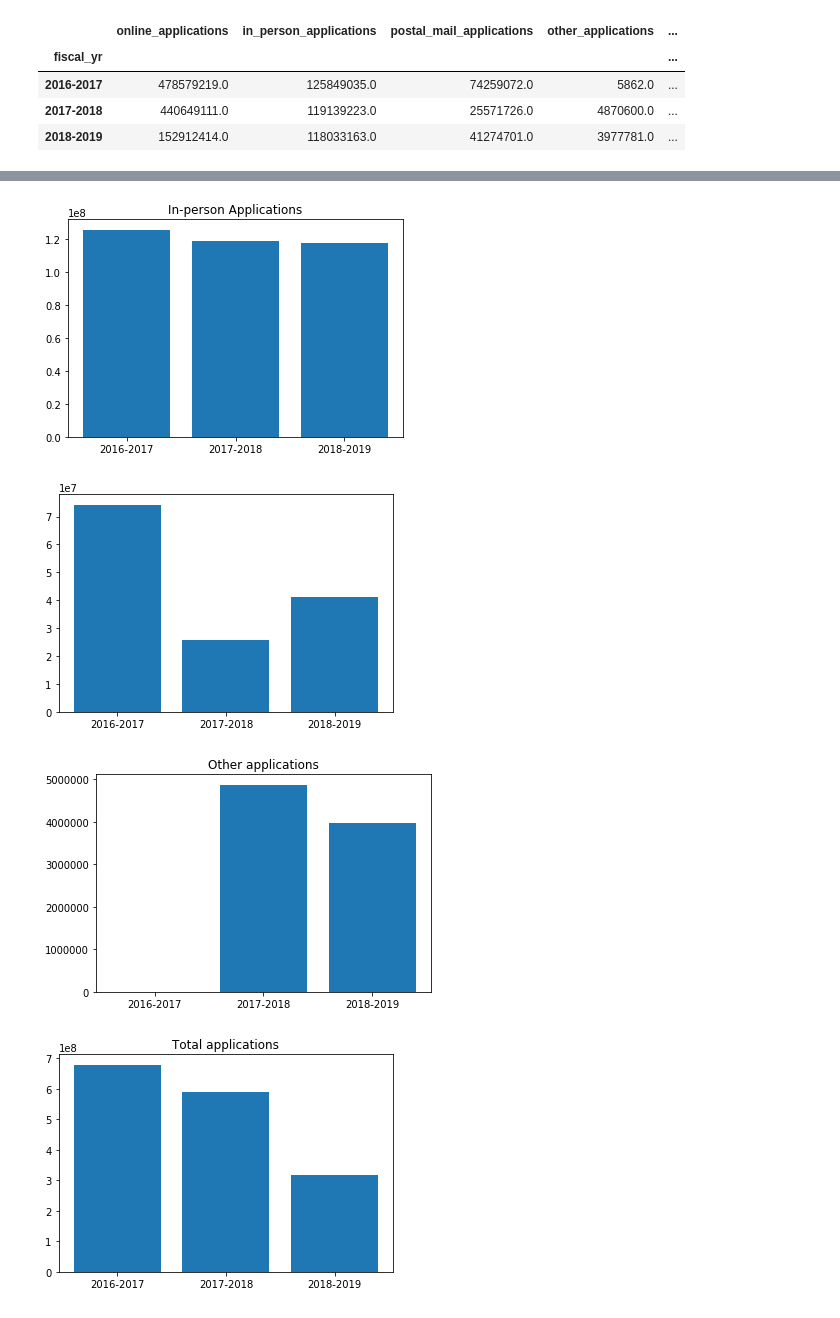
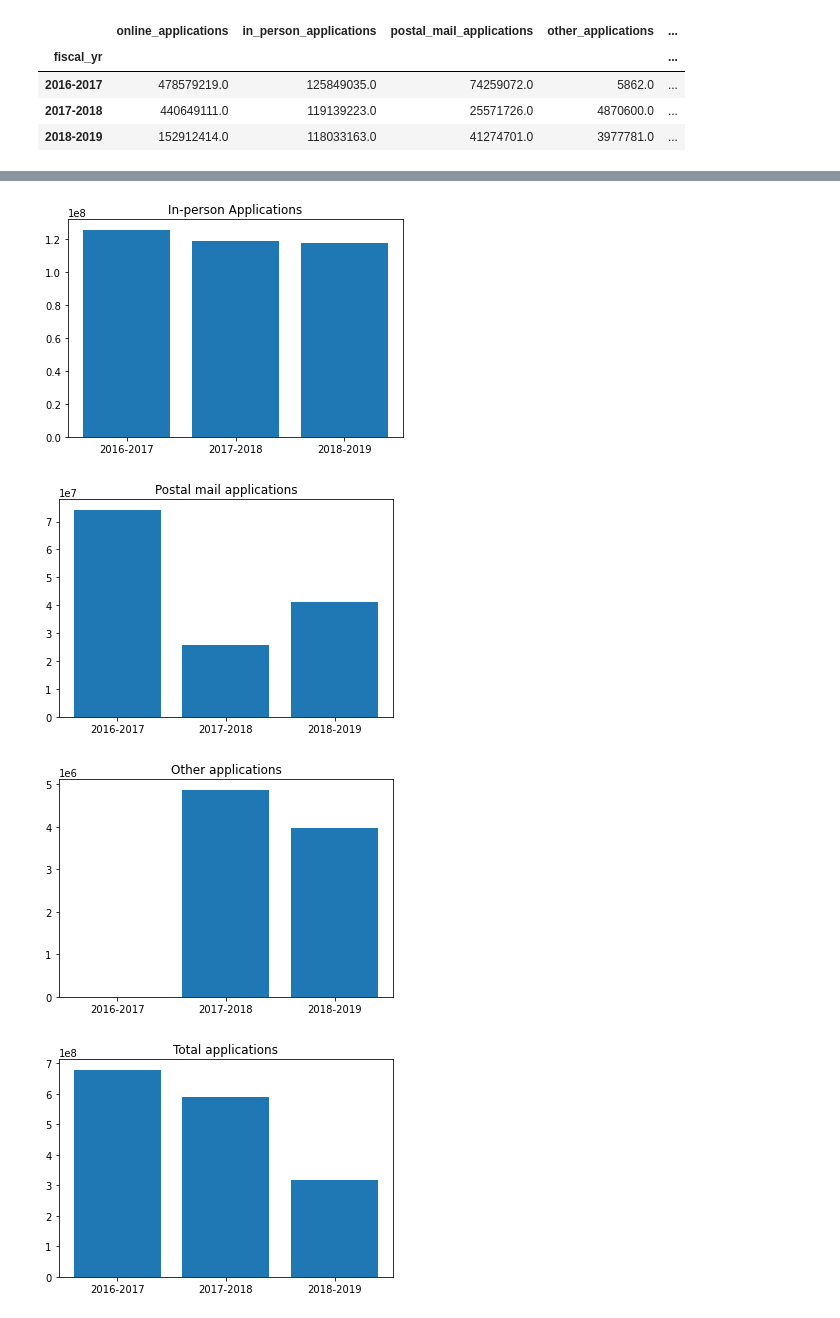
Before and after one commit to d-ta/GC-Service-Inventory-EDA, a Jupyter notebook: GC Service Inventory_DJ.ipynb, the cells around one changed output, grey strips where cells are left out. Saved outputs shown, nothing was run; the diff lists cells and outputs as text; code cells hidden in the pictures.

```diff
--- a/GC Service Inventory_DJ.ipynb
+++ b/GC Service Inventory_DJ.ipynb
@@ -49,6 +49,10 @@ Index(['fiscal_yr', 'service_id', 'service_name_en', 'service_name_fr',
 numeric_columns = ['web_visits_info_service', 'calls_received', 'online_applications', 'in_person_applications', 'postal_mail_applications', 'other_applications']
 for col in numeric_columns:
     df_inv[col] = pd.to_numeric(df_inv[col], errors = 'coerce')
+# %%
+#Sum total applications
+column_list=['online_applications', 'in_person_applications', 'postal_mail_applications', 'other_applications']
+df_inv["total_applications"]=df_inv[column_list].sum(axis=1)
 # %% [markdown]
 ## Department name
 
@@ -154,7 +185,7 @@ Merged all departments together to 1) show a way to do that with quatitative dat
 
 Inclduing it here just so people can be see. May delete later.
 # %%
-df_inv_apps_data = df_inv_relevantDeps[['fiscal_yr','department_name_en', 'online_applications', 'in_person_applications', 'postal_mail_applications', 'other_applications']]
+df_inv_apps_data = df_inv_relevantDeps[['fiscal_yr','department_name_en', 'online_applications', 'in_person_applications', 'postal_mail_applications', 'other_applications', 'total_applications']]
 df_inv_apps_data.head()
 # %% [output]
 |  | fiscal_yr | department_name_en | online_applications | in_person_applications | postal_mail_applications | ... |
@@ -168,3 +199,3 @@ del df_inv_apps_data['department_name_en']
 # %%
-column_list=['online_applications', 'in_person_applications', 'postal_mail_applications', 'other_applications']
-df_inv_apps_data["total_applications"]=df_inv_apps_data[column_list].agg(sum, axis=1)
+#column_list=['online_applications', 'in_person_applications', 'postal_mail_applications', 'other_applications']
+#df_inv_apps_data["total_applications"]=df_inv_apps_data[column_list].sum(axis=1)
@@ -185,27 +211,28 @@ df_inv_apps_data_merge.head()
 # %%
 fig1, ax1=plt.subplots()
 
 ax1.bar(df_inv_apps_data_merge.index, df_inv_apps_data_merge.online_applications, label='online applications')
 ax1.set_title("Online Applications")
 fig2,ax2=plt.subplots()
 ax2.bar(df_inv_apps_data_merge.index, df_inv_apps_data_merge.in_person_applications)
 ax2.set_title('In-person Applications')
 
 fig3, ax3=plt.subplots()
 ax3.bar(df_inv_apps_data_merge.index, df_inv_apps_data_merge.postal_mail_applications)
+ax3.set_title("Postal mail applications")
 
 fig4, ax4=plt.subplots()
 ax4.bar(df_inv_apps_data_merge.index, df_inv_apps_data_merge.other_applications)
 ax4.set_title("Other applications")
 
 fig5, ax5=plt.subplots()
 ax5.bar(df_inv_apps_data_merge.index, df_inv_apps_data_merge.total_applications)
 ax5.set_title("Total applications")
 
 plt.show()
 # %% [output]
 [figure]
 [figure]
-[figure, old version]
+[figure, new version]
-[figure, old version]
+[figure, new version]
 [figure]
```
Also changed, not shown: parts of 13 cells of this notebook.
